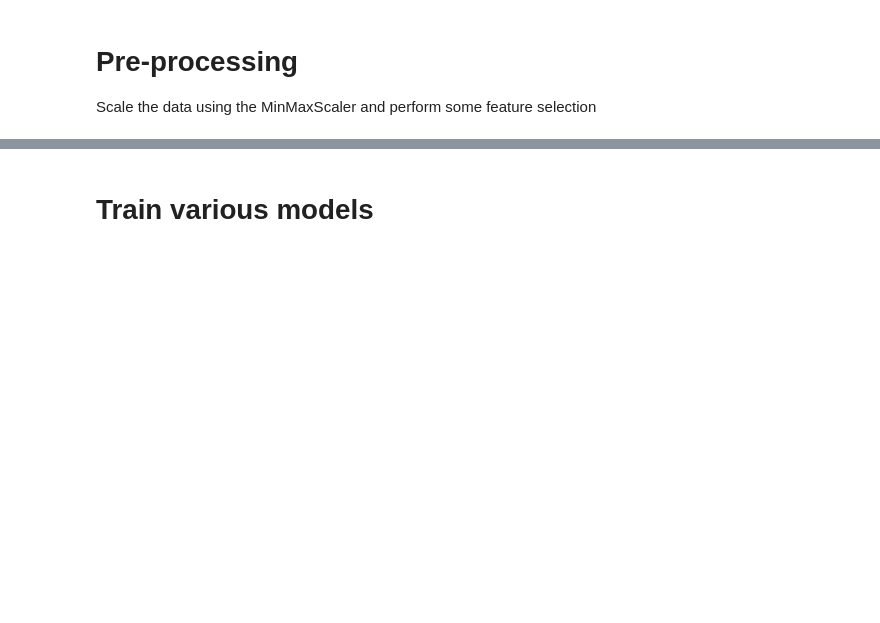
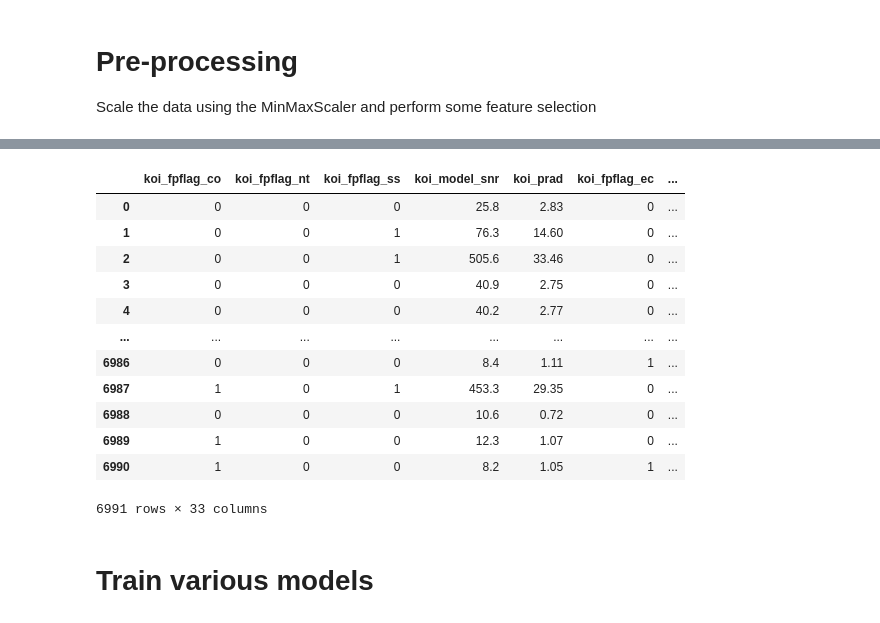
Before and after one commit to CatherineLuquire/machine-learning-challenge, a Jupyter notebook: ml_starter_code/GretelStarter.ipynb, the cells around one changed output, grey strips where cells are left out. Saved outputs shown, nothing was run; the diff lists cells and outputs as text; code cells hidden in the pictures; blank space fills up the shorter version.

```diff
--- a/ml_starter_code/GretelStarter.ipynb
+++ b/ml_starter_code/GretelStarter.ipynb
@@ -218,0 +179,50 @@ Scale the data using the MinMaxScaler and perform some feature selection
+# %%
+# drop the features that are not important
+
+# X_over0.2 = df[['koi_fpflag_co','koi_fpflag_nt','koi_fpflag_ss','koi_model_snr', 'koi_prad',
+#        'koi_fpflag_ec','koi_duration_err1','koi_prad_err2','koi_duration_err2',
+#        'koi_steff_err1','koi_prad_err1','koi_steff_err2','koi_time0bk_err1',
+#        'koi_duration', 'koi_time0bk_err2','koi_period']]
+#X over0.1
+X = df[['koi_fpflag_co','koi_fpflag_nt','koi_fpflag_ss','koi_model_snr', 'koi_prad',
+       'koi_fpflag_ec','koi_duration_err1','koi_prad_err2','koi_duration_err2',
+       'koi_steff_err1','koi_prad_err1','koi_steff_err2','koi_time0bk_err1',
+       'koi_duration', 'koi_time0bk_err2','koi_period', 'koi_depth','koi_impact',
+       'koi_insol_err1','koi_period_err1','koi_period_err2','koi_insol','koi_teq',
+       'koi_insol_err2','koi_time0bk','koi_depth_err1','koi_depth_err2','ra','koi_srad_err1',
+       'koi_impact_err1','koi_kepmag','koi_impact_err2','dec']]
+
+# X_no_errors = df[['koi_fpflag_co','koi_fpflag_nt','koi_fpflag_ss','koi_model_snr', 'koi_prad',
+#        'koi_fpflag_ec','koi_duration','koi_period', 'koi_depth','koi_impact',
+#        'koi_insol','koi_teq','koi_time0bk','ra','koi_kepmag','dec']]
+
+# X_everything = df[['koi_fpflag_nt', 'koi_fpflag_ss', 'koi_fpflag_co',
+#        'koi_fpflag_ec', 'koi_period', 'koi_period_err1', 'koi_period_err2',
+#        'koi_time0bk', 'koi_time0bk_err1', 'koi_time0bk_err2', 'koi_impact',
+#        'koi_impact_err1', 'koi_impact_err2', 'koi_duration',
+#        'koi_duration_err1', 'koi_duration_err2', 'koi_depth', 'koi_depth_err1',
+#        'koi_depth_err2', 'koi_prad', 'koi_prad_err1', 'koi_prad_err2',
+#        'koi_teq', 'koi_insol', 'koi_insol_err1', 'koi_insol_err2',
+#        'koi_model_snr', 'koi_tce_plnt_num', 'koi_steff', 'koi_steff_err1',
+#        'koi_steff_err2', 'koi_slogg', 'koi_slogg_err1', 'koi_slogg_err2',
+#        'koi_srad', 'koi_srad_err1', 'koi_srad_err2', 'ra', 'dec',
+#        'koi_kepmag']]
+
+
+X
+# set columns to names
+#
+# %% [output]
+|  | koi_fpflag_co | koi_fpflag_nt | koi_fpflag_ss | koi_model_snr | koi_prad | koi_fpflag_ec | ... |
+| 0 | 0 | 0 | 0 | 25.8 | 2.83 | 0 | ... |
+| 1 | 0 | 0 | 1 | 76.3 | 14.60 | 0 | ... |
+| 2 | 0 | 0 | 1 | 505.6 | 33.46 | 0 | ... |
+| 3 | 0 | 0 | 0 | 40.9 | 2.75 | 0 | ... |
+| 4 | 0 | 0 | 0 | 40.2 | 2.77 | 0 | ... |
+| ... | ... | ... | ... | ... | ... | ... | ... |
+| 6986 | 0 | 0 | 0 | 8.4 | 1.11 | 1 | ... |
+| 6987 | 1 | 0 | 1 | 453.3 | 29.35 | 0 | ... |
+| 6988 | 0 | 0 | 0 | 10.6 | 0.72 | 0 | ... |
+| 6989 | 1 | 0 | 0 | 12.3 | 1.07 | 0 | ... |
+| 6990 | 1 | 0 | 0 | 8.2 | 1.05 | 1 | ... |
+6991 rows × 33 columns
```
Also changed, not shown: parts of 39 cells of this notebook, 1 other file.
